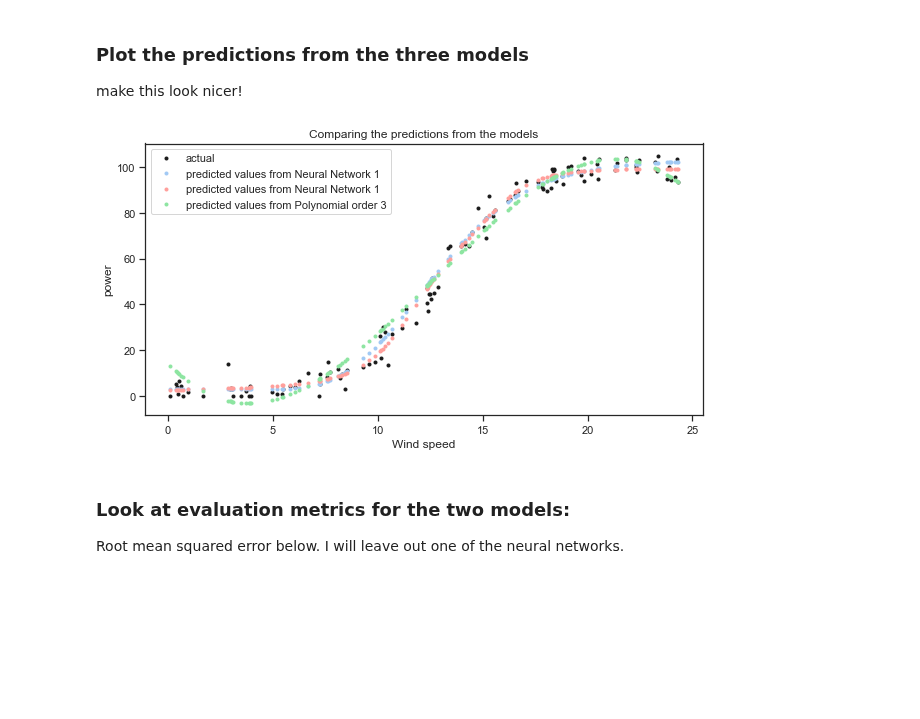
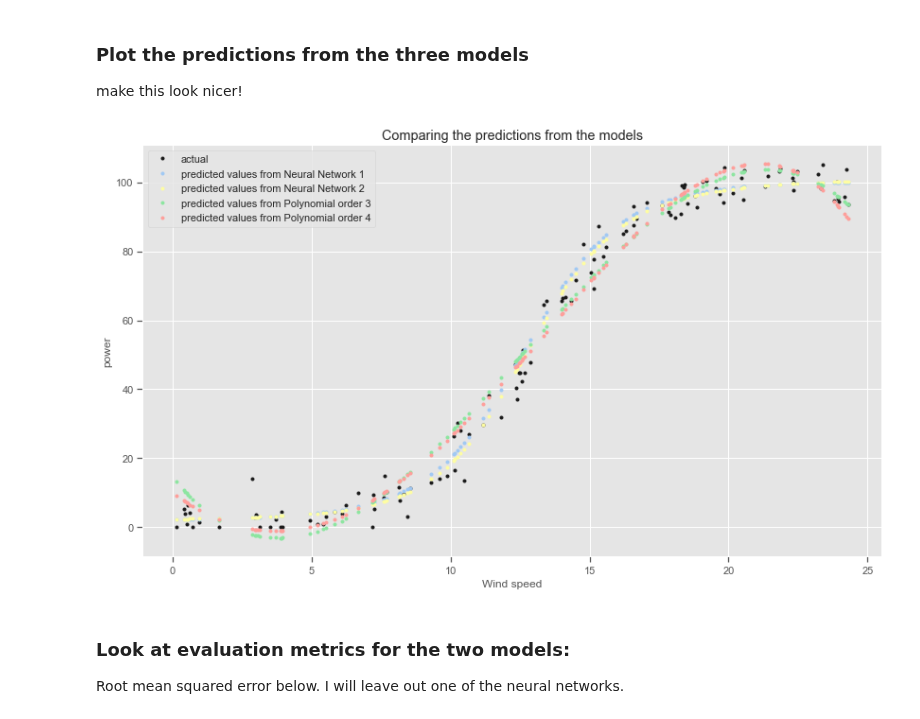
Before and after one commit to angela1C/MLASProject, a Jupyter notebook: wind_project.ipynb, the cells around one changed output. Cells and saved outputs as stored; diff of their text form; code cells hidden in the pictures; blank space fills up the shorter version.

```diff
--- a/wind_project.ipynb
+++ b/wind_project.ipynb
@@ -616,9 +686,14 @@ array([14.35877751])
 #### Visualise the polynomial regression results:
 The scatter-plot can visualise the polynomial regression results on the test dataset can compared to the actual datapoints.
 # %%
+# create the plot
+plt.style.use('ggplot')
+# Plot size.
+plt.rcParams['figure.figsize'] = (14, 8)
 plt.title('Comparing actual data to predicted data')
-plt.plot(X_test, y_test, 'x', label="true values")
-plt.plot(X_test, poly3_predictions, 'kx', label="predicted values")
+plt.plot(X_test, y_test, 'k.', label="true values")
+plt.plot(X_test, poly3_predictions, 'gx', label="predicted values order=3")
+plt.plot(X_test, poly4_predictions, 'rx', label="predicted values order=4")
 plt.xlabel("Wind speed m/s")
 plt.ylabel("Power")
 plt.legend()
@@ -883,8 +972,9 @@ from tensorflow.keras.layers.experimental.preprocessing import Normalization
 # %%
 # Train a model
 model = kr.models.Sequential()
-model.add(kr.layers.Dense(60, input_shape=(1,), activation='sigmoid', kernel_initializer="glorot_uniform", bias_initializer="glorot_uniform"))
-
+initializer = kr.initializers.RandomUniform(minval=0., maxval=24.3)
+model.add(kr.layers.Dense(30, input_shape=(1,), activation='sigmoid', kernel_initializer=initializer, bias_initializer=initializer))
+model.add(kr.layers.Dense(40, input_shape=(1,), activation='sigmoid', kernel_initializer="glorot_uniform", bias_initializer="glorot_uniform"))
 model.add(kr.layers.Dense(1, activation='linear', kernel_initializer="glorot_uniform", bias_initializer="glorot_uniform"))
 # %% [markdown]
 ### Compile the model
@@ -1045,8 +1150,9 @@ model.save('model.h5')
 # %%
 # Train a model
 model2 = kr.models.Sequential()
-model2.add(kr.layers.Dense(50, input_shape=(1,), activation='sigmoid', kernel_initializer="glorot_uniform", bias_initializer="glorot_uniform"))
-#model.add(kr.layers.BatchNormalization())
+initializer = kr.initializers.RandomUniform(minval=0., maxval=24.3)
+model2.add(kr.layers.Dense(50, input_shape=(1,), activation='sigmoid', kernel_initializer=initializer, bias_initializer=initializer))
+
 model2.add(kr.layers.Dense(50, input_shape=(1,), activation='sigmoid', kernel_initializer="glorot_uniform", bias_initializer="glorot_uniform"))
 model2.add(kr.layers.Dense(1, activation='linear', kernel_initializer="glorot_uniform", bias_initializer="glorot_uniform"))
 # %%
@@ -1069,6 +1175,6 @@ Trainable params: 2,701
 Non-trainable params: 0
 _________________________________________________________________
 # %%
-history=model2.fit(X_train, y_train, validation_data =(X_test, y_test),epochs=500, batch_size=10) #verbose=0
+history2=model2.fit(X_train, y_train, validation_split=0.2,epochs=500, batch_size=10) #verbose=0
 # %% [output]
 Epoch 1/500
@@ -1213,15 +1323,16 @@ make this look nicer!
 # %%
 plt.plot(X_test, y_test, '.k', label ='actual')
 plt.plot(X_test, model_predictions,'b.', label="predicted values from Neural Network 1")
-plt.plot(X_test, model2_predictions,'r.', label="predicted values from Neural Network 1")
+plt.plot(X_test, model2_predictions,'y.', label="predicted values from Neural Network 2")
 plt.plot(X_test, poly3_predictions, 'g.', label="predicted values from Polynomial order 3")
+plt.plot(X_test, poly4_predictions, 'r.', label="predicted values from Polynomial order 4")
 plt.xlabel("Wind speed")
 plt.ylabel("power")
 plt.title("Comparing the predictions from the models")
 plt.legend()
 plt.show()
 # %% [output]
-[figure, old version]
+[figure, new version]
 # %% [markdown]
 ### Look at evaluation metrics for the two models:
 Root mean squared error below.
```
Also changed, not shown: parts of 77 cells of this notebook, 2 other files.
